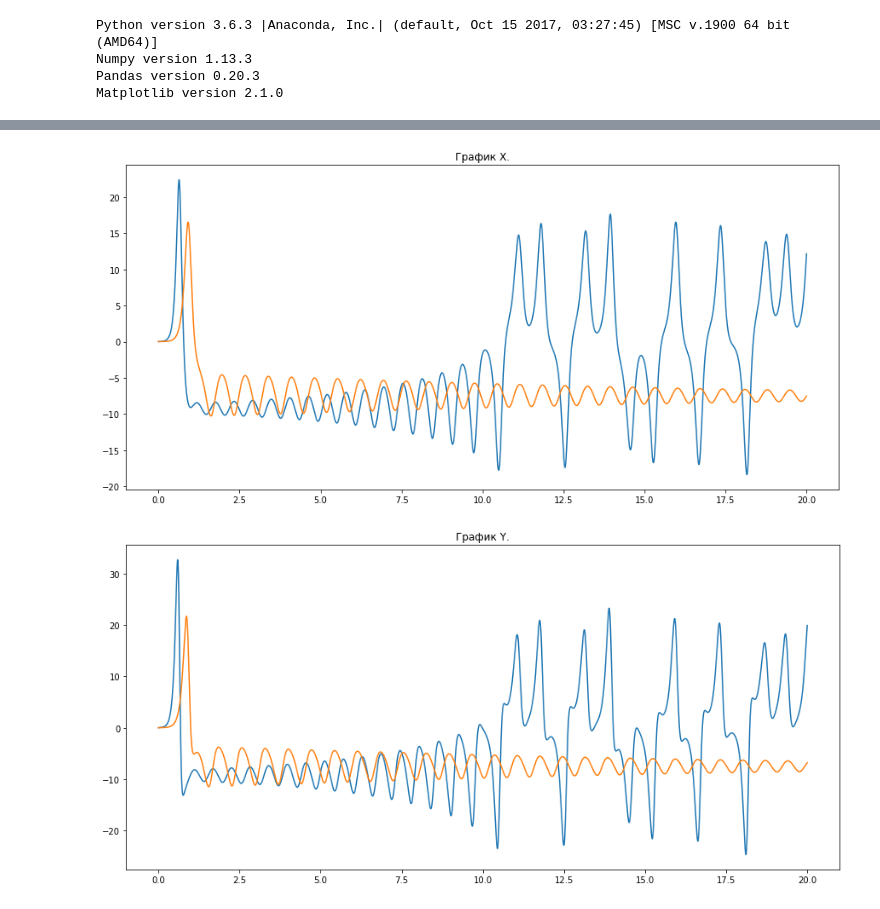
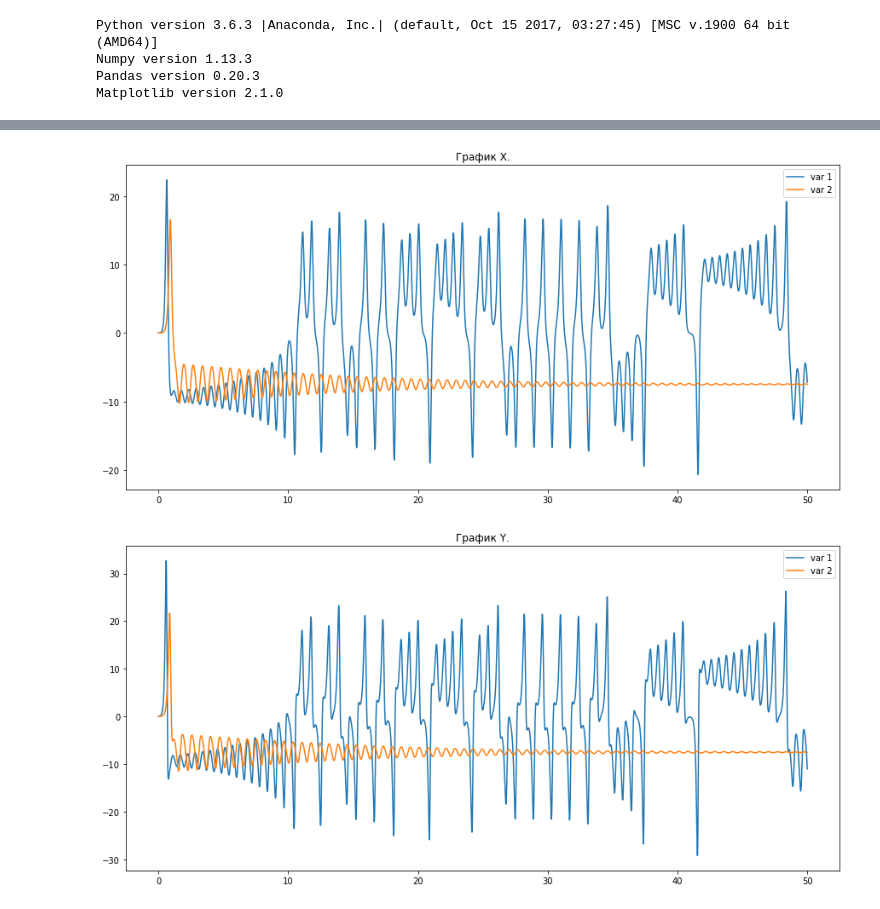
Before and after one commit to paantya/exoplanet-2017, a Jupyter notebook: sok_orb.ipynb, the cells around one changed output, grey strips where cells are left out. Drawn from its saved outputs; the diff is of its cells as text; code cells hidden in the pictures.

```diff
--- a/sok_orb.ipynb
+++ b/sok_orb.ipynb
@@ -58,7 +61,7 @@ def var2():
 
 i = 1
 
-begin,end = 0, 100.
+begin,end = 0, 50.
 
 t = linspace(begin,end, 10 ** 5)
 
@@ -93,17 +102,19 @@ plt.plot([i[1] for i in result1] ,[i[2] for i in result1],[i[1] for i in result1
 # %%
 plt.figure(figsize=(15,7))
 
 plt.title('График X.'.format())
 plt.plot(t ,[i[0] for i in result1],t ,[i[0] for i in result2],);
+plt.legend(('var 1', 'var 2'));
 # %% [output]
-[figure, old version]
+[figure, new version]
 # %%
 plt.figure(figsize=(15,7))
 
 plt.title('График Y.'.format())
 plt.plot(t ,[i[1] for i in result1],t ,[i[1] for i in result2],);
+plt.legend(('var 1', 'var 2'));
 # %% [output]
-[figure, old version]
+[figure, new version]
 # %%
 plt.figure(figsize=(15,7))
 
```
Also changed, not shown: parts of 6 cells of this notebook.
